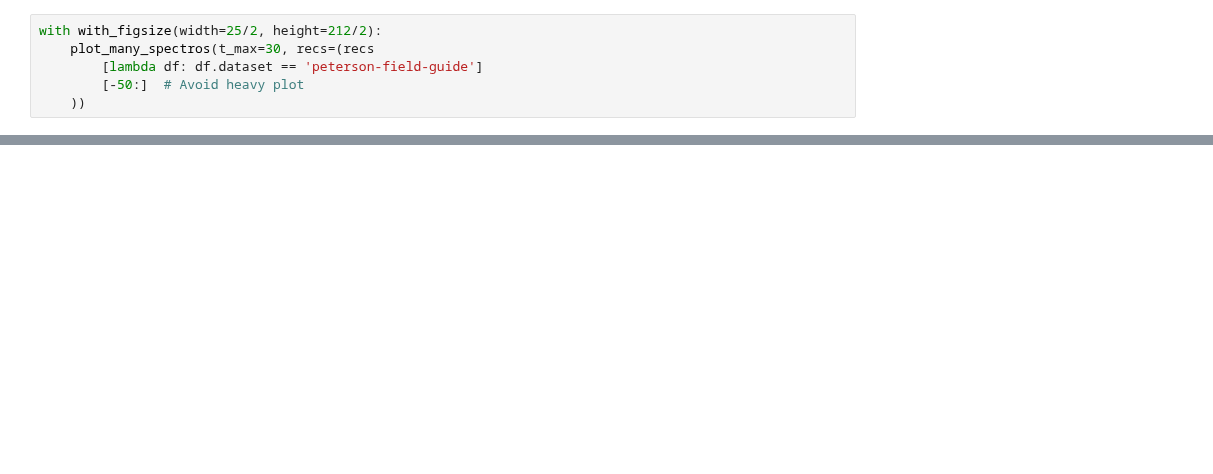
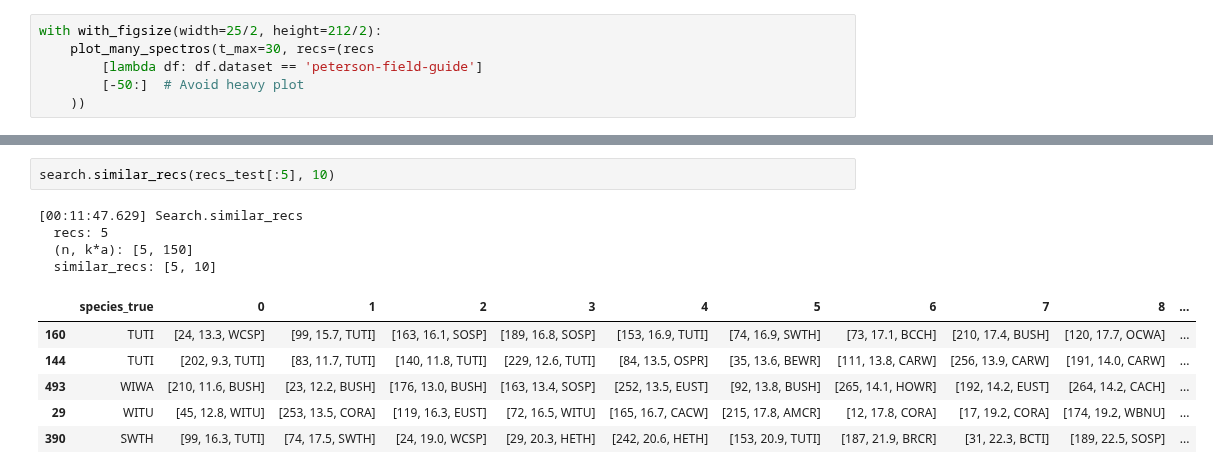
Before and after one commit to jdanbrown/birdgram, a Jupyter notebook: features/notebooks/20180524_eval_classifiers.ipynb, the cells around one changed output, grey strips where cells are left out. Cells and saved outputs as stored; diff of their text form; blank space fills up the shorter version.

```diff
--- a/features/notebooks/20180524_eval_classifiers.ipynb
+++ b/features/notebooks/20180524_eval_classifiers.ipynb
@@ -364,0 +170,13 @@ coverage_errors(classifier, recs_train_search)
+# %%
+search.similar_recs(recs_test[:5], 10)
+# %% [output]
+[00:11:47.629] Search.similar_recs
+  recs: 5
+  (n, k*a): [5, 150]
+  similar_recs: [5, 10]
+|  | species_true | 0 | 1 | 2 | 3 | 4 | 5 | 6 | 7 | 8 | ... |
+| 160 | TUTI | [24, 13.3, WCSP] | [99, 15.7, TUTI] | [163, 16.1, SOSP] | [189, 16.8, SOSP] | [153, 16.9, TUTI] | [74, 16.9, SWTH] | [73, 17.1, BCCH] | [210, 17.4, BUSH] | [120, 17.7, OCWA] | ... |
+| 144 | TUTI | [202, 9.3, TUTI] | [83, 11.7, TUTI] | [140, 11.8, TUTI] | [229, 12.6, TUTI] | [84, 13.5, OSPR] | [35, 13.6, BEWR] | [111, 13.8, CARW] | [256, 13.9, CARW] | [191, 14.0, CARW] | ... |
+| 493 | WIWA | [210, 11.6, BUSH] | [23, 12.2, BUSH] | [176, 13.0, BUSH] | [163, 13.4, SOSP] | [252, 13.5, EUST] | [92, 13.8, BUSH] | [265, 14.1, HOWR] | [192, 14.2, EUST] | [264, 14.2, CACH] | ... |
+| 29 | WITU | [45, 12.8, WITU] | [253, 13.5, CORA] | [119, 16.3, EUST] | [72, 16.5, WITU] | [165, 16.7, CACW] | [215, 17.8, AMCR] | [12, 17.8, CORA] | [17, 19.2, CORA] | [174, 19.2, WBNU] | ... |
+| 390 | SWTH | [99, 16.3, TUTI] | [74, 17.5, SWTH] | [24, 19.0, WCSP] | [29, 20.3, HETH] | [242, 20.6, HETH] | [153, 20.9, TUTI] | [187, 21.9, BRCR] | [31, 22.3, BCTI] | [189, 22.5, SOSP] | ... |
```
Also changed, not shown: parts of 19 cells of this notebook, 4 other files.
